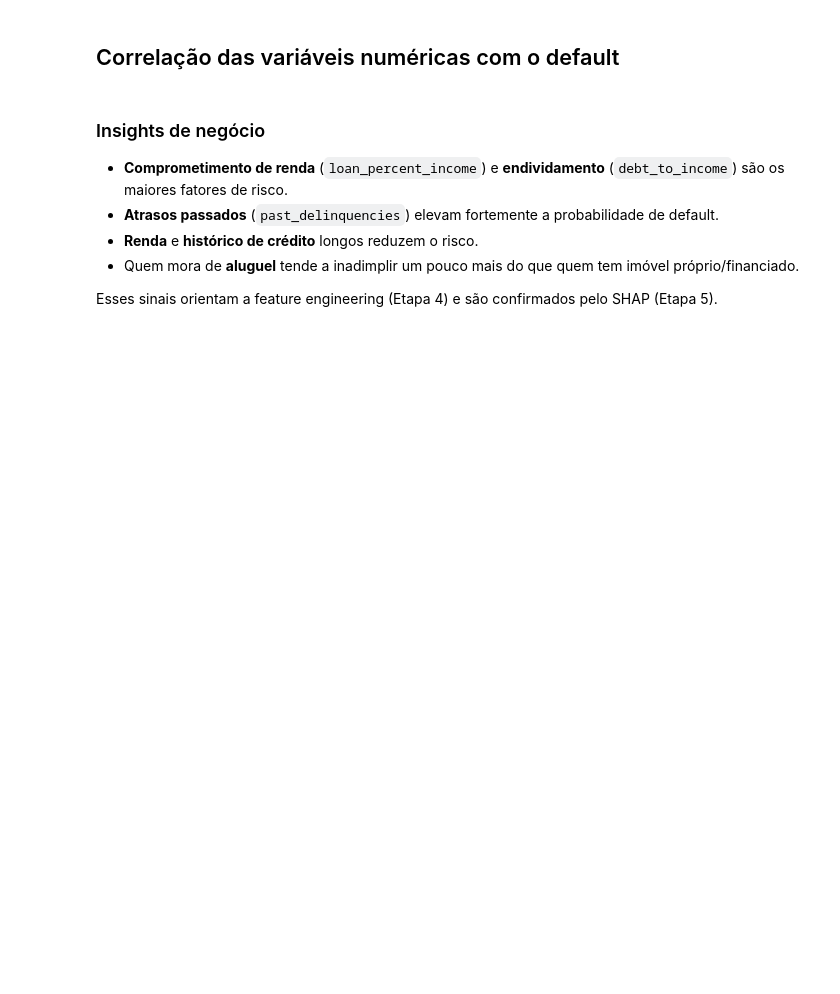
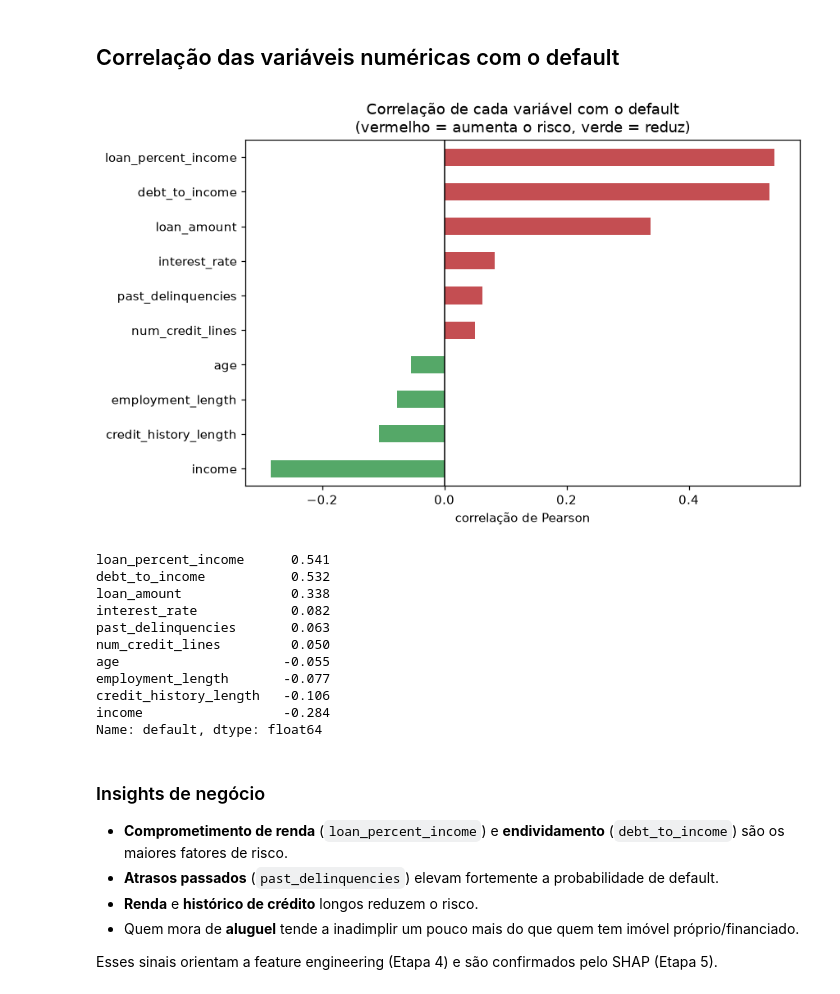
Before and after one commit to david-oliveira-dev/credit-risk-scoring, a Jupyter notebook: notebooks/01-eda.ipynb, the cells around one changed output. Cells and saved outputs as stored; diff of their text form; code cells hidden in the pictures; blank space fills up the shorter version.

```diff
--- a/notebooks/01-eda.ipynb
+++ b/notebooks/01-eda.ipynb
@@ -31,3 +147,29 @@ num.corr()['default'].sort_values(ascending=False)
+# %%
+num = df.select_dtypes('number')
+corr = num.corr()['default'].drop('default').sort_values()
+
+fig, ax = plt.subplots(figsize=(8, 5))
+cores = ['#55a868' if v < 0 else '#c44e52' for v in corr]
+corr.plot(kind='barh', ax=ax, color=cores)
+ax.axvline(0, c='k', lw=1)
+ax.set_title('Correlação de cada variável com o default\n(vermelho = aumenta o risco, verde = reduz)')
+ax.set_xlabel('correlação de Pearson')
+plt.tight_layout(); plt.show()
+
+corr.sort_values(ascending=False).round(3)
+# %% [output]
+[figure, added]
+loan_percent_income      0.541
+debt_to_income           0.532
+loan_amount              0.338
+interest_rate            0.082
+past_delinquencies       0.063
+num_credit_lines         0.050
+age                     -0.055
+employment_length       -0.077
+credit_history_length   -0.106
+income                  -0.284
+Name: default, dtype: float64
 # %% [markdown]
 ### Insights de negócio
 
```
Also changed, not shown: parts of 8 cells of this notebook.
